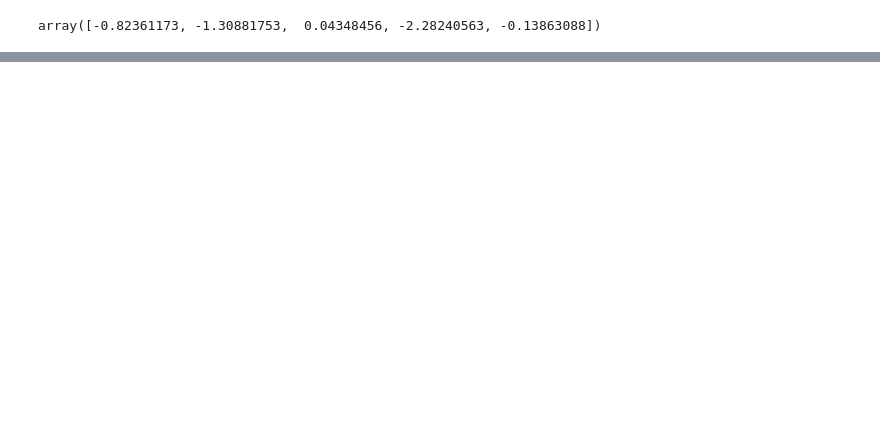
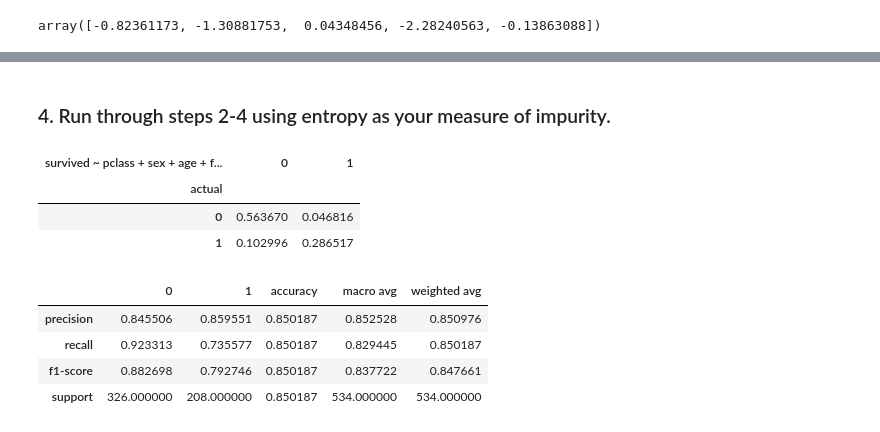
Before and after one commit to aleclhartman/ds-methodologies-exercises, a Jupyter notebook: classification/model.ipynb, the cells around one changed output, grey strips where cells are left out. Drawn from its saved outputs; the diff is of its cells as text; code cells hidden in the pictures; blank space fills up the shorter version.

```diff
--- a/classification/model.ipynb
+++ b/classification/model.ipynb
@@ -577,0 +732,30 @@ array([-0.82361173, -1.30881753,  0.04348456, -2.28240563, -0.13863088])
+# %% [markdown]
+### 4. Run through steps 2-4 using entropy as your measure of impurity.
+# %%
+df = ac.get_titanic_data()
+encoder, scaler, train, test = pr.prep_titanic(df)
+
+# encode sex
+encoder = LabelEncoder()
+encoder.fit(train[["sex"]])
+train.sex = encoder.transform(train[["sex"]])
+test.sex = encoder.transform(test[["sex"]])
+
+train, validate = train_test_split(train, random_state=74, train_size=.75)
+
+X_train = train[["pclass", "sex", "age", "fare", "embarked", "alone"]]
+X_validate = validate[["pclass", "sex", "age", "fare", "embarked", "alone"]]
+X_test = test[["pclass", "sex", "age", "fare", "embarked", "alone"]]
+y_train = train[["survived"]]
+y_validate = validate[["survived"]]
+y_test = test[["survived"]]
+# %%
+# make the object
+clf = DecisionTreeClassifier(criterion="entropy", max_depth=4)
+
+# fit the classifier
+clf.fit(X_train, y_train)
+
+# use the classifier to create a model
+y_train["survived ~ pclass + sex + age + fare + embarked + alone (entropy)"] = clf.predict(X_train)
+# dt_evaluation["survived ~ pclass + age + fare"] = clf.predict(X_validate)
@@ -577,0 +764,18 @@ array([-0.82361173, -1.30881753,  0.04348456, -2.28240563, -0.13863088])
+# %%
+cm = pd.crosstab(y_train.survived, y_train["survived ~ pclass + sex + age + fare + embarked + alone (entropy)"], normalize=True)
+cm.index.name = "actual"
+cm
+# %% [output]
+| survived ~ pclass + sex + age + f... | 0 | 1 |
+| actual |  |  |
+| 0 | 0.563670 | 0.046816 |
+| 1 | 0.102996 | 0.286517 |
+# %%
+cr = pd.DataFrame(classification_report(y_train.survived, y_train["survived ~ pclass + sex + age + fare + embarked + alone (entropy)"], output_dict=True))
+cr
+# %% [output]
+|  | 0 | 1 | accuracy | macro avg | weighted avg |
+| precision | 0.845506 | 0.859551 | 0.850187 | 0.852528 | 0.850976 |
+| recall | 0.923313 | 0.735577 | 0.850187 | 0.829445 | 0.850187 |
+| f1-score | 0.882698 | 0.792746 | 0.850187 | 0.837722 | 0.847661 |
+| support | 326.000000 | 208.000000 | 0.850187 | 534.000000 | 534.000000 |
```
Also changed, not shown: parts of 23 cells of this notebook.
